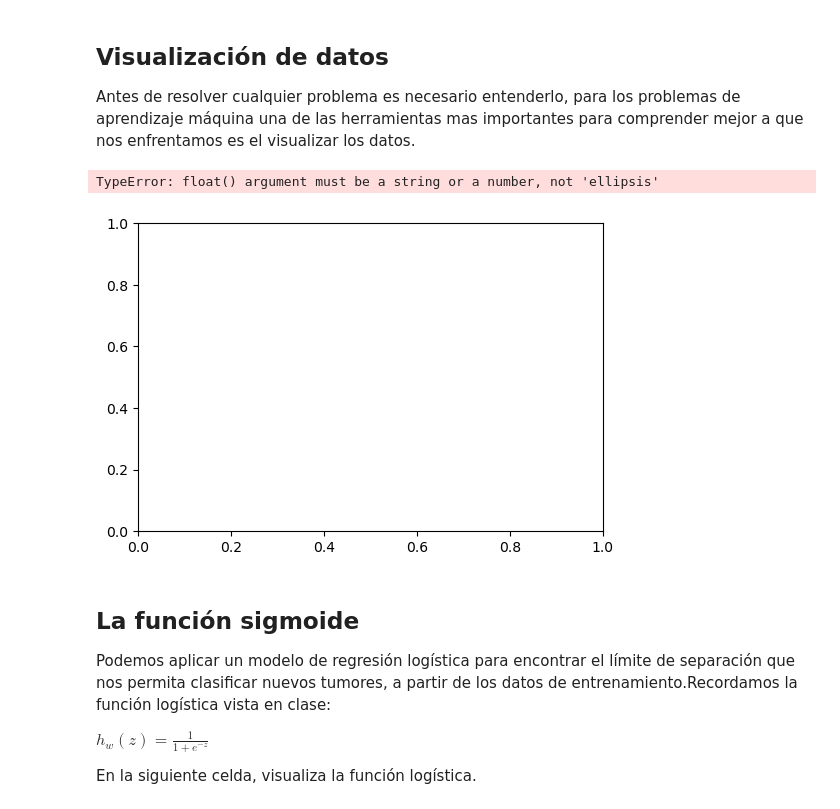
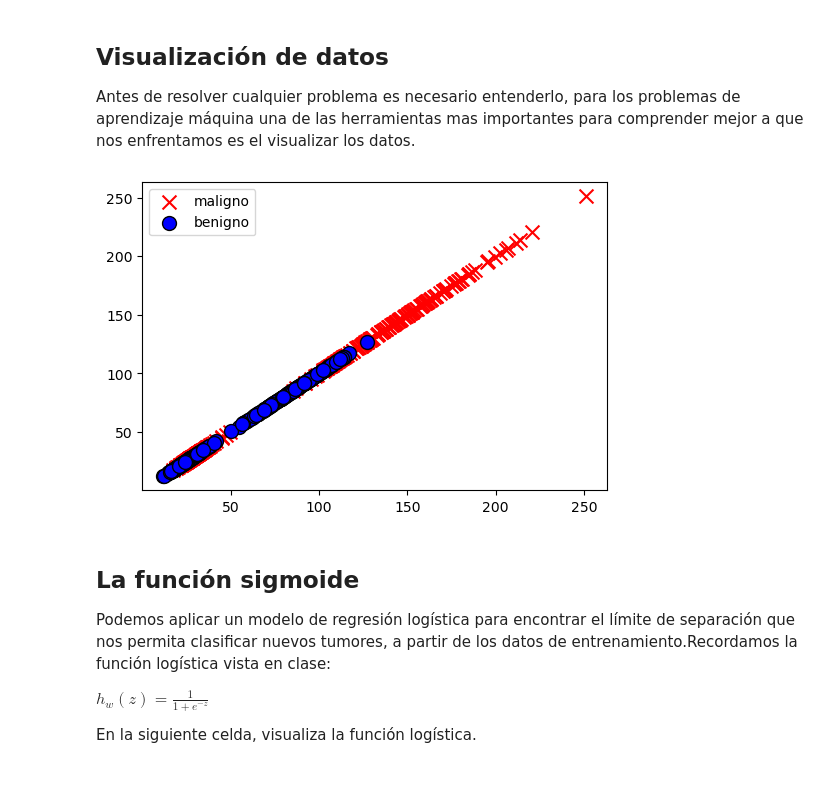
Before and after one commit to jorgeibarra17/SI23_TRIPLEA, a Jupyter notebook: ejercicio_2-LogisticReg/ejercicio_2.ipynb, the cells around one changed output. Saved outputs shown, nothing was run; the diff lists cells and outputs as text; code cells hidden in the pictures; blank space fills up the shorter version.

```diff
--- a/ejercicio_2-LogisticReg/ejercicio_2.ipynb
+++ b/ejercicio_2-LogisticReg/ejercicio_2.ipynb
@@ -338,38 +354,38 @@ fig, ax = plt.subplots(figsize=(6,4))
 # Muestra un máximo de dp_to_plot puntos para cada clase
 dp_to_plot = 100
 
 # Grafica los datos malignos
 malignant_entries = data_train[malignant_idcs]
 ax.scatter(
     # TODO: Ingresa los datos a graficar
     # ====== Start of solution =====
-    x=...,
-    y=...,
+    x=malignant_entries,
+    y=malignant_entries,
     # ====== End of solution =====
     s=100,
     color="r",
     marker="x",
     label="maligno"
 )
 
 # Grafica los datos benignos
 benign_entries = data_train[benign_idcs]
 ax.scatter(
     # TODO: Ingresa los datos a graficar
     # ====== Start of solution =====
-
+    x=benign_entries,
+    y=benign_entries,
     # ====== End of solution =====
     s=100,
     color="b",
     edgecolor='black',
     marker="o",
     label="benigno"
 )
 plt.legend()
 plt.show()
 # %% [output]
-TypeError: float() argument must be a string or a number, not 'ellipsis'
-[figure, old version]
+[figure, new version]
 # %% [markdown]
 ## La función sigmoide
 Podemos aplicar un modelo de regresión logística para encontrar el límite de separación que nos permita clasificar nuevos tumores, a partir de los datos de entrenamiento.Recordamos la función logística vista en clase:
```
Also changed, not shown: parts of 4 cells of this notebook.
